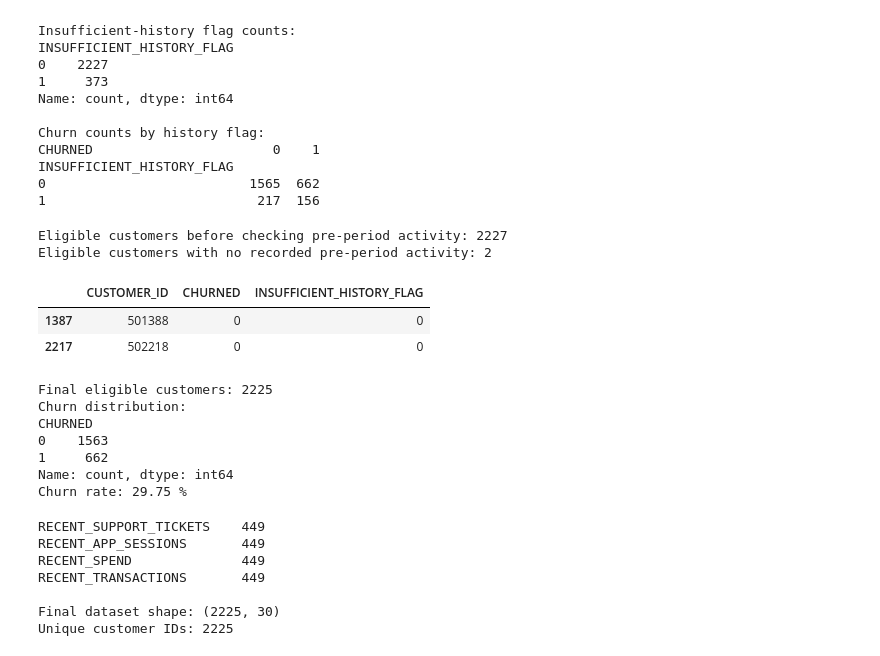
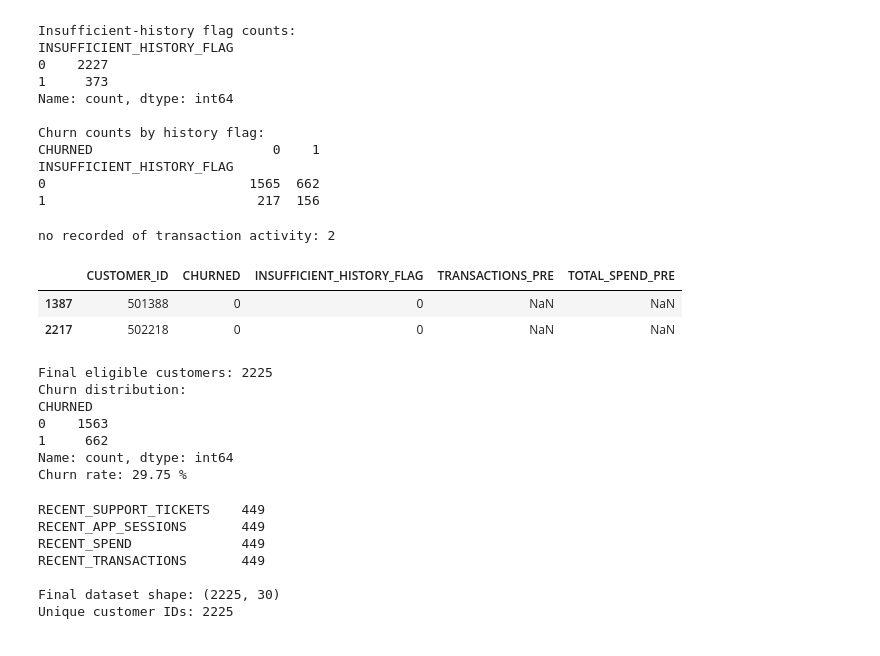
Before and after one commit to O-ASwIN-O/ChurnGuard, a Jupyter notebook: notebook/01_eda.ipynb, the cells around one changed output. Cells and saved outputs as stored; diff of their text form; code cells hidden in the pictures.

```diff
--- a/notebook/01_eda.ipynb
+++ b/notebook/01_eda.ipynb
@@ -331,29 +343,29 @@ INSUFFICIENT_HISTORY_FLAG
 # %%
 model_eligible = model_data[
     model_data["INSUFFICIENT_HISTORY_FLAG"] == 0
 ].copy()
 
 missing_pre = model_eligible["TRANSACTIONS_PRE"].isna()
-print("Eligible customers before checking pre-period activity:", len(model_eligible))
-print("Eligible customers with no recorded pre-period activity:", int(missing_pre.sum()))
+print("no recorded of transaction activity:", int(missing_pre.sum()))
 
 display(
-    model_eligible.loc[missing_pre,
-        ["CUSTOMER_ID", "CHURNED", "INSUFFICIENT_HISTORY_FLAG"]]
+    model_eligible.loc[
+        missing_pre,
+        ["CUSTOMER_ID", "CHURNED", "INSUFFICIENT_HISTORY_FLAG",
+         "TRANSACTIONS_PRE", "TOTAL_SPEND_PRE"]
+    ]
 )
-
 model_eligible = model_eligible.loc[~missing_pre].copy()
 
 print("\nFinal eligible customers:", len(model_eligible))
 print("Churn distribution:")
 print(model_eligible["CHURNED"].value_counts())
 print("Churn rate:", round(model_eligible["CHURNED"].mean() * 100, 2), "%")
 # %% [output]
-Eligible customers before checking pre-period activity: 2227
-Eligible customers with no recorded pre-period activity: 2
+no recorded of transaction activity: 2
-|  | CUSTOMER_ID | CHURNED | INSUFFICIENT_HISTORY_FLAG |
-| 1387 | 501388 | 0 | 0 |
-| 2217 | 502218 | 0 | 0 |
+|  | CUSTOMER_ID | CHURNED | INSUFFICIENT_HISTORY_FLAG | TRANSACTIONS_PRE | TOTAL_SPEND_PRE |
+| 1387 | 501388 | 0 | 0 | NaN | NaN |
+| 2217 | 502218 | 0 | 0 | NaN | NaN |
 Final eligible customers: 2225
 Churn distribution:
 CHURNED
```
Also changed, not shown: parts of 2 cells of this notebook, 3 other files.
